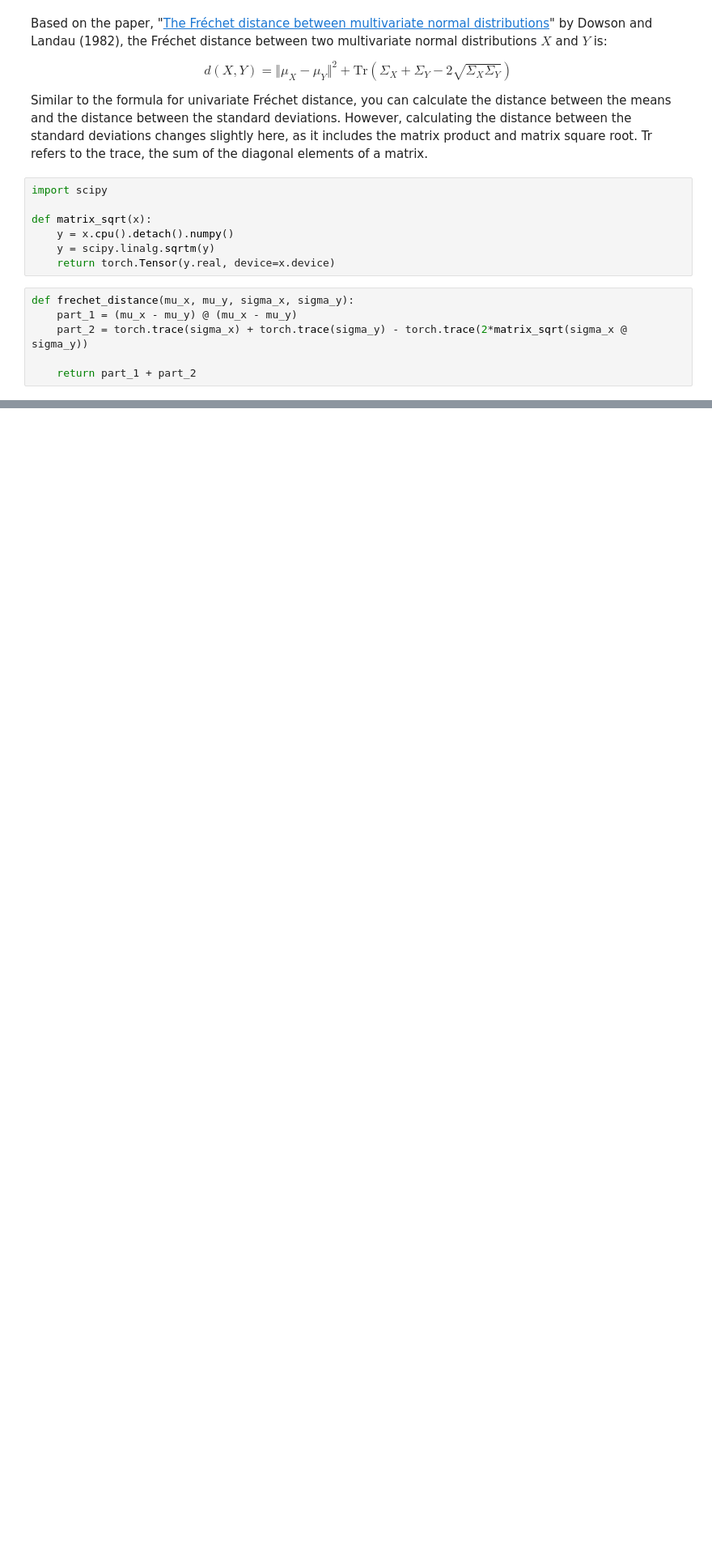
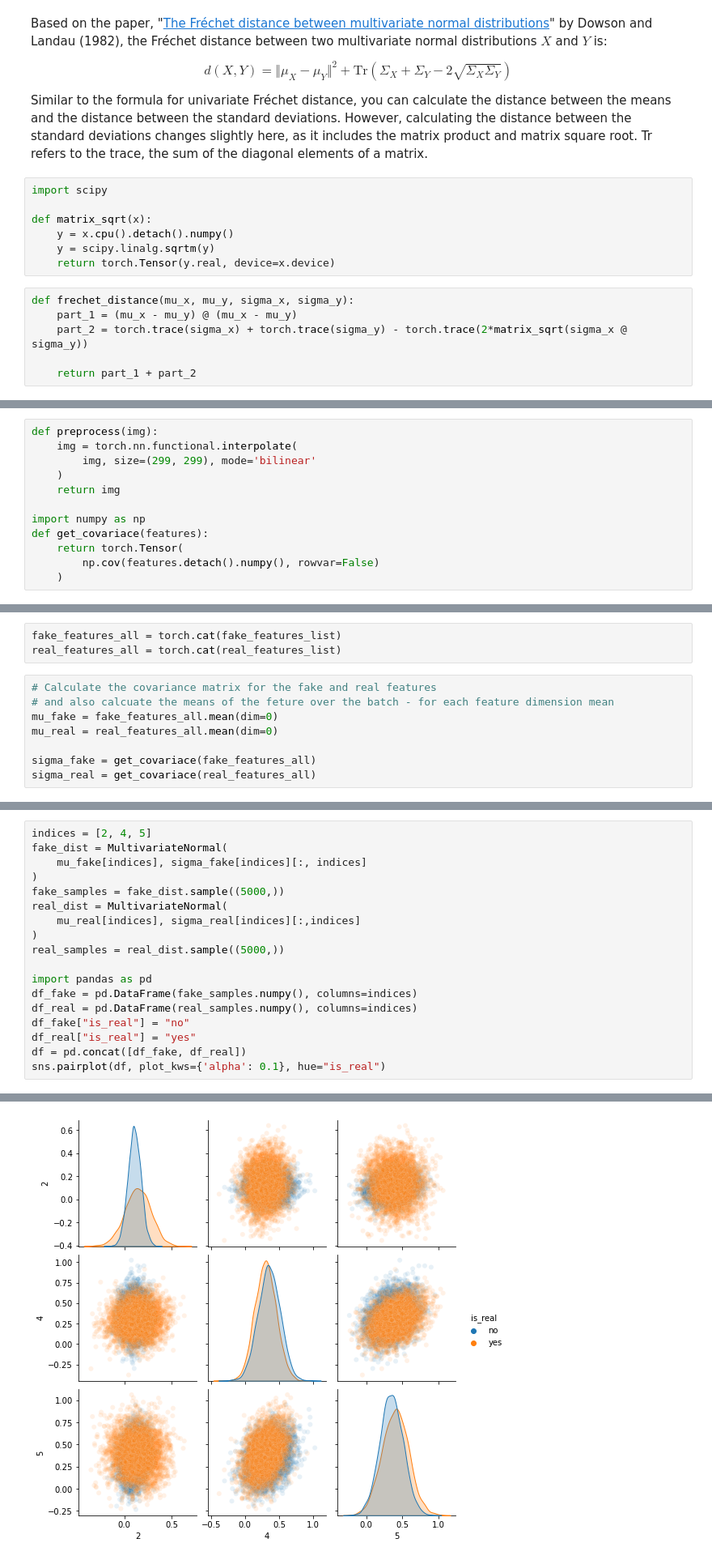
Before and after one commit to gowrishankarin/data_science, a Jupyter notebook: coursera/gans_spl/c02_better_gans/w1/001_Evaluating_GANs.ipynb, the cells around one changed output, grey strips where cells are left out. Shown at 81% size. Cells and saved outputs as stored; diff of their text form; blank space fills up the shorter version.

```diff
--- a/coursera/gans_spl/c02_better_gans/w1/001_Evaluating_GANs.ipynb
+++ b/coursera/gans_spl/c02_better_gans/w1/001_Evaluating_GANs.ipynb
@@ -171,0 +204,12 @@ def frechet_distance(mu_x, mu_y, sigma_x, sigma_y):
+# %%
+def preprocess(img):
+    img = torch.nn.functional.interpolate(
+        img, size=(299, 299), mode='bilinear'
+    )
+    return img
+
+import numpy as np
+def get_covariace(features):
+    return torch.Tensor(
+        np.cov(features.detach().numpy(), rowvar=False)
+    )
@@ -171,0 +252,11 @@ def frechet_distance(mu_x, mu_y, sigma_x, sigma_y):
+# %%
+fake_features_all = torch.cat(fake_features_list)
+real_features_all = torch.cat(real_features_list)
+# %%
+# Calculate the covariance matrix for the fake and real features
+# and also calcuate the means of the feture over the batch - for each feature dimension mean
+mu_fake = fake_features_all.mean(dim=0)
+mu_real = real_features_all.mean(dim=0)
+
+sigma_fake = get_covariace(fake_features_all)
+sigma_real = get_covariace(real_features_all)
@@ -171,0 +285,19 @@ def frechet_distance(mu_x, mu_y, sigma_x, sigma_y):
+# %%
+indices = [2, 4, 5]
+fake_dist = MultivariateNormal(
+    mu_fake[indices], sigma_fake[indices][:, indices]
+)
+fake_samples = fake_dist.sample((5000,))
+real_dist = MultivariateNormal(
+    mu_real[indices], sigma_real[indices][:,indices]
+)
+real_samples = real_dist.sample((5000,))
+
+import pandas as pd
+df_fake = pd.DataFrame(fake_samples.numpy(), columns=indices)
+df_real = pd.DataFrame(real_samples.numpy(), columns=indices)
+df_fake["is_real"] = "no"
+df_real["is_real"] = "yes"
+df = pd.concat([df_fake, df_real])
+sns.pairplot(df, plot_kws={'alpha': 0.1}, hue="is_real")
+# %% [output]
@@ -171,0 +305 @@ def frechet_distance(mu_x, mu_y, sigma_x, sigma_y):
+[figure, added]
```
Also changed, not shown: parts of 14 cells of this notebook, 5 other files.
